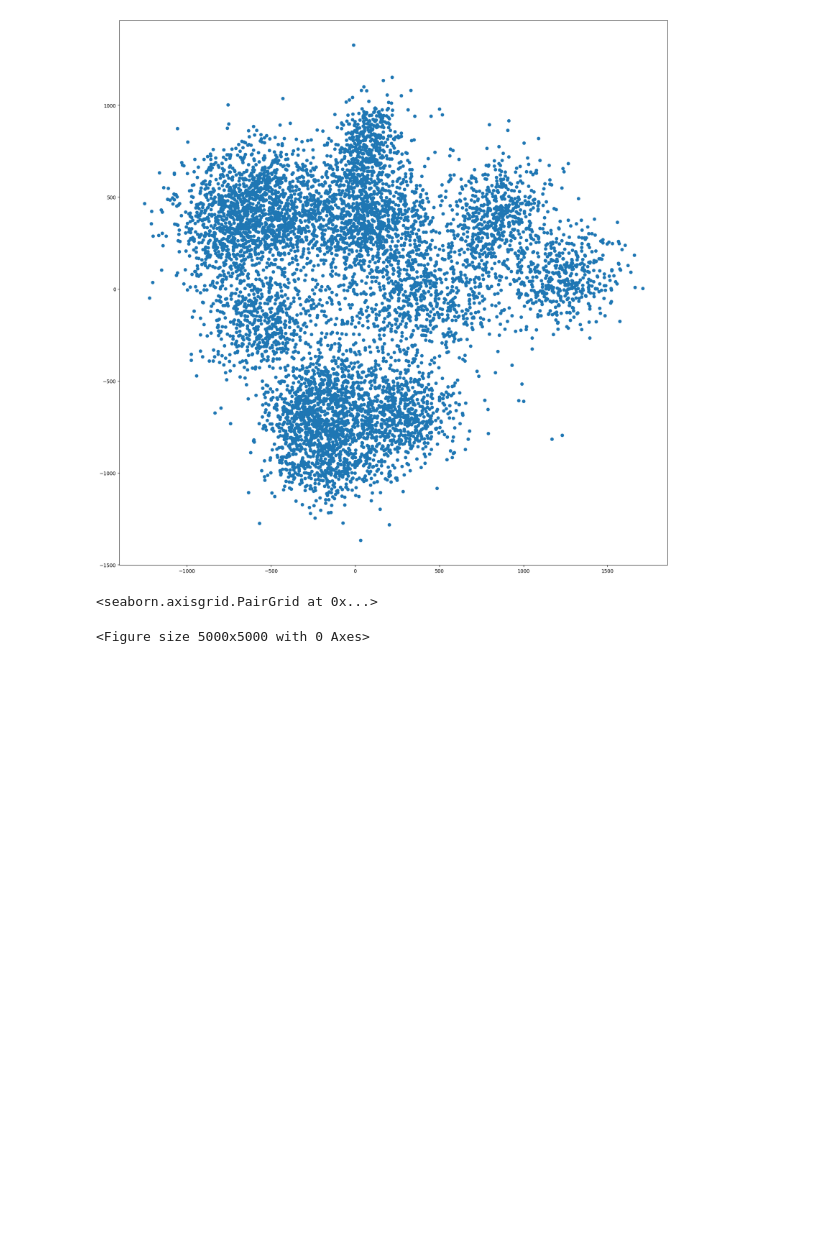
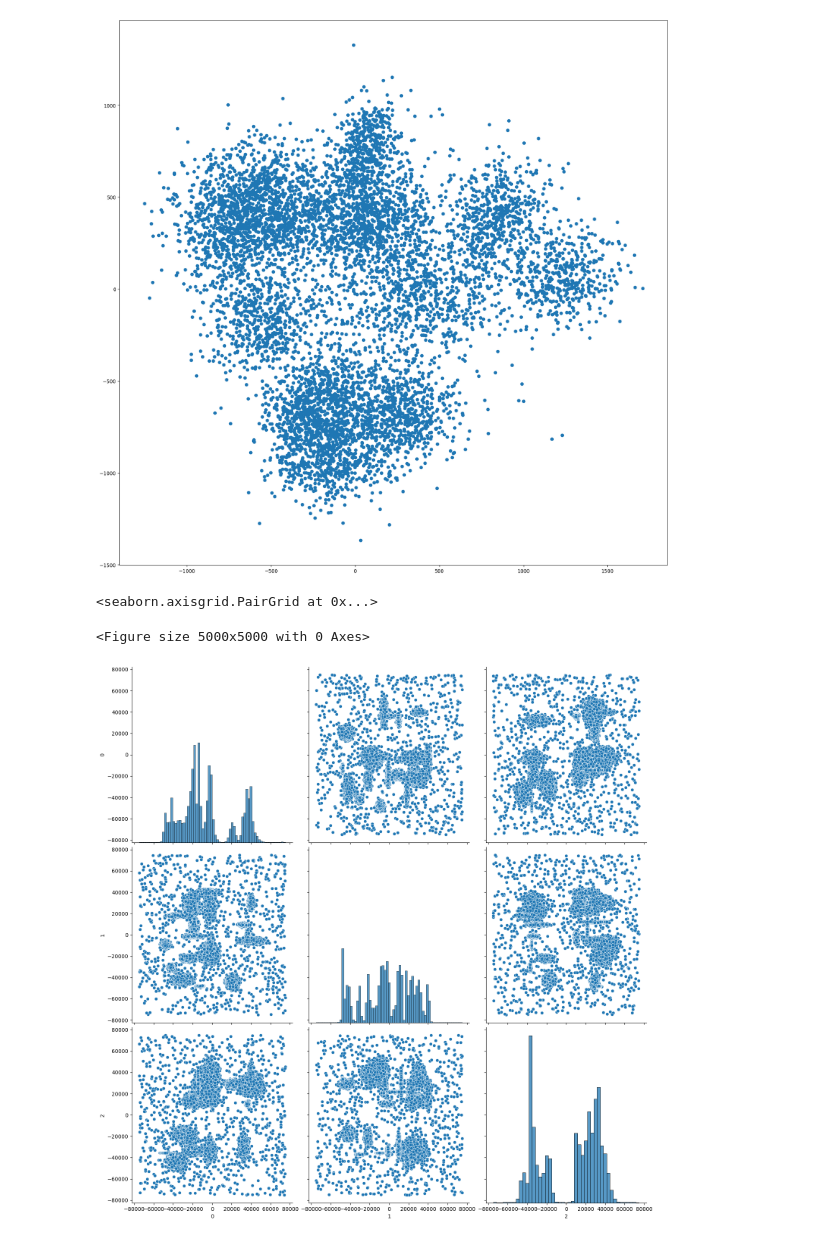
Before and after one commit to J0hnLenin/MachineLearningLabs, a Jupyter notebook: Lab09_1.ipynb, the cells around one changed output. Cells and saved outputs as stored; diff of their text form; code cells hidden in the pictures; blank space fills up the shorter version.

```diff
--- a/Lab09_1.ipynb
+++ b/Lab09_1.ipynb
@@ -45,7 +45,8 @@ pyplot.scatter(d22[:, 0], d22[:, 1])
 [figure]
 # %%
 pyplot.figure(figsize=(50,50))
-sns.pairplot(pd.DataFrame(data[:, :3]))
+sns.pairplot(pd.DataFrame(data[:, 3:6]), height=5)
 # %% [output]
 <seaborn.axisgrid.PairGrid at 0x...>
 <Figure size 5000x5000 with 0 Axes>
+[figure, added]
```
